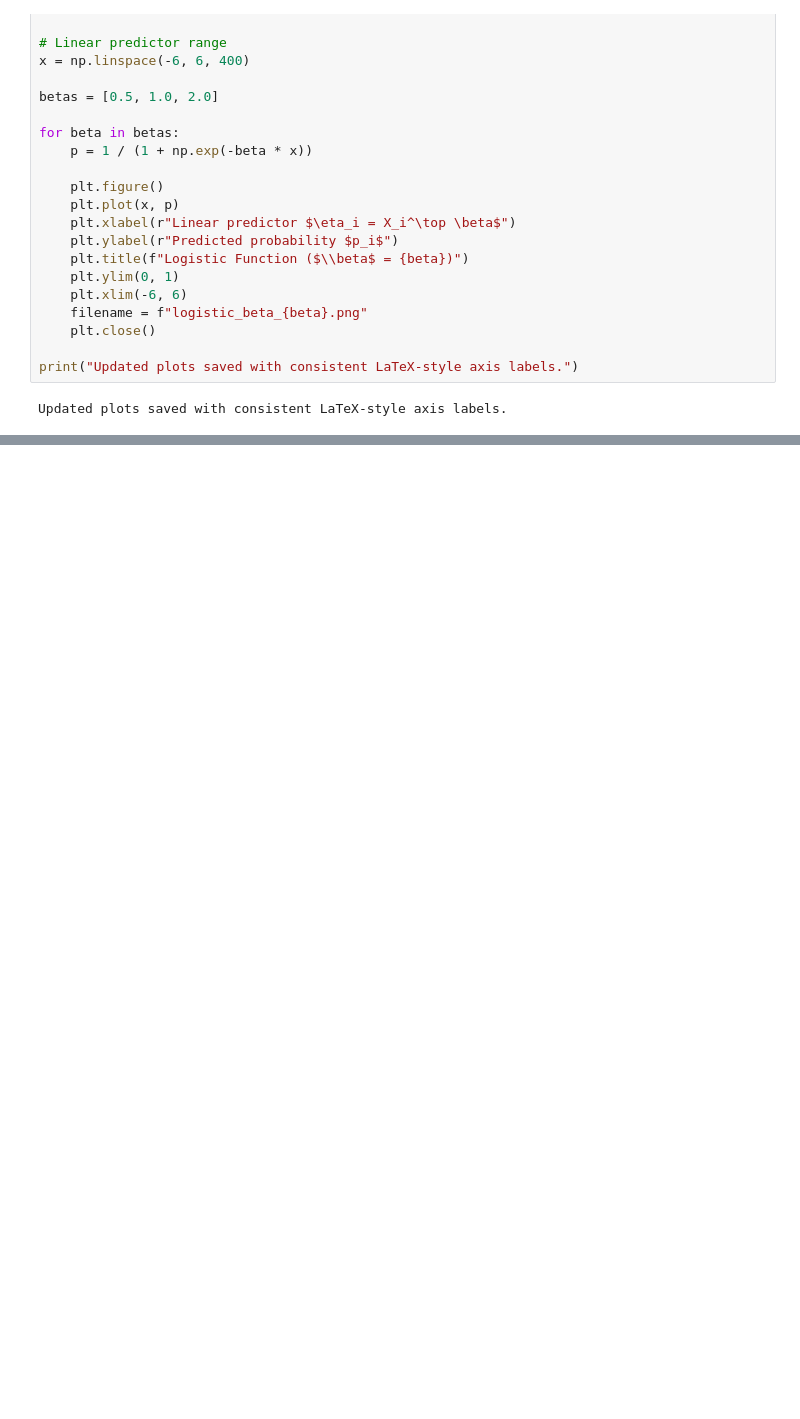
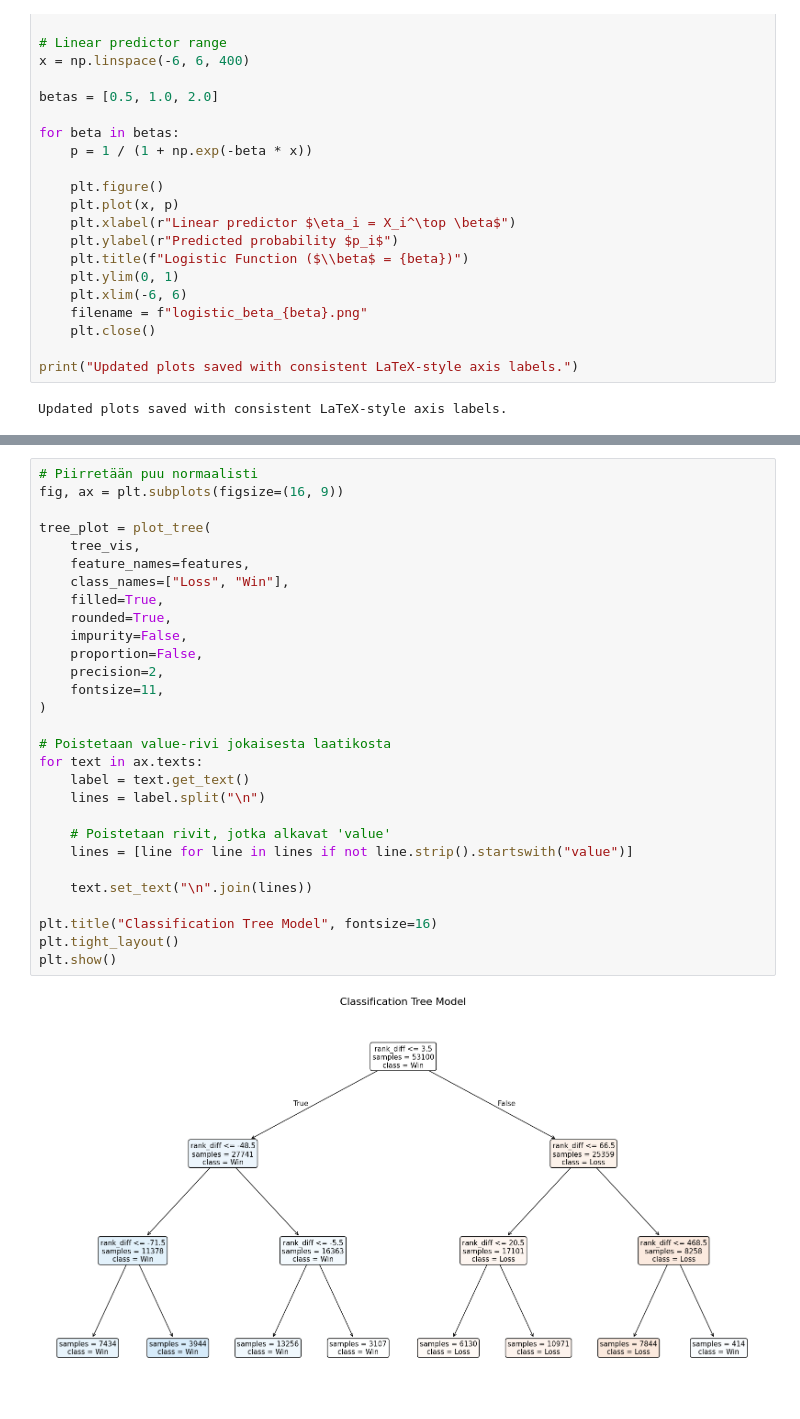
Before and after one commit to arttusokka/Predicting-ATP-matches-outcome, a Jupyter notebook: data_cleaning_preprocessing/graphs.ipynb, the cells around one changed output, grey strips where cells are left out. Drawn from its saved outputs; the diff is of its cells as text; blank space fills up the shorter version.

```diff
--- a/data_cleaning_preprocessing/graphs.ipynb
+++ b/data_cleaning_preprocessing/graphs.ipynb
@@ -60,0 +170,31 @@ FileNotFoundError: [Errno 2] No such file or directory: '/Users/arttusokka/Docum
+# %%
+# Piirretään puu normaalisti
+fig, ax = plt.subplots(figsize=(16, 9))
+
+tree_plot = plot_tree(
+    tree_vis,
+    feature_names=features,
+    class_names=["Loss", "Win"],
+    filled=True,
+    rounded=True,
+    impurity=False,
+    proportion=False,
+    precision=2,
+    fontsize=11,
+)
+
+# Poistetaan value-rivi jokaisesta laatikosta
+for text in ax.texts:
+    label = text.get_text()
+    lines = label.split("\n")
+
+    # Poistetaan rivit, jotka alkavat 'value'
+    lines = [line for line in lines if not line.strip().startswith("value")]
+
+    text.set_text("\n".join(lines))
+
+plt.title("Classification Tree Model", fontsize=16)
+plt.tight_layout()
+plt.show()
+# %% [output]
+[figure, added]
```
Also changed, not shown: parts of 8 cells of this notebook, 16 other files.
